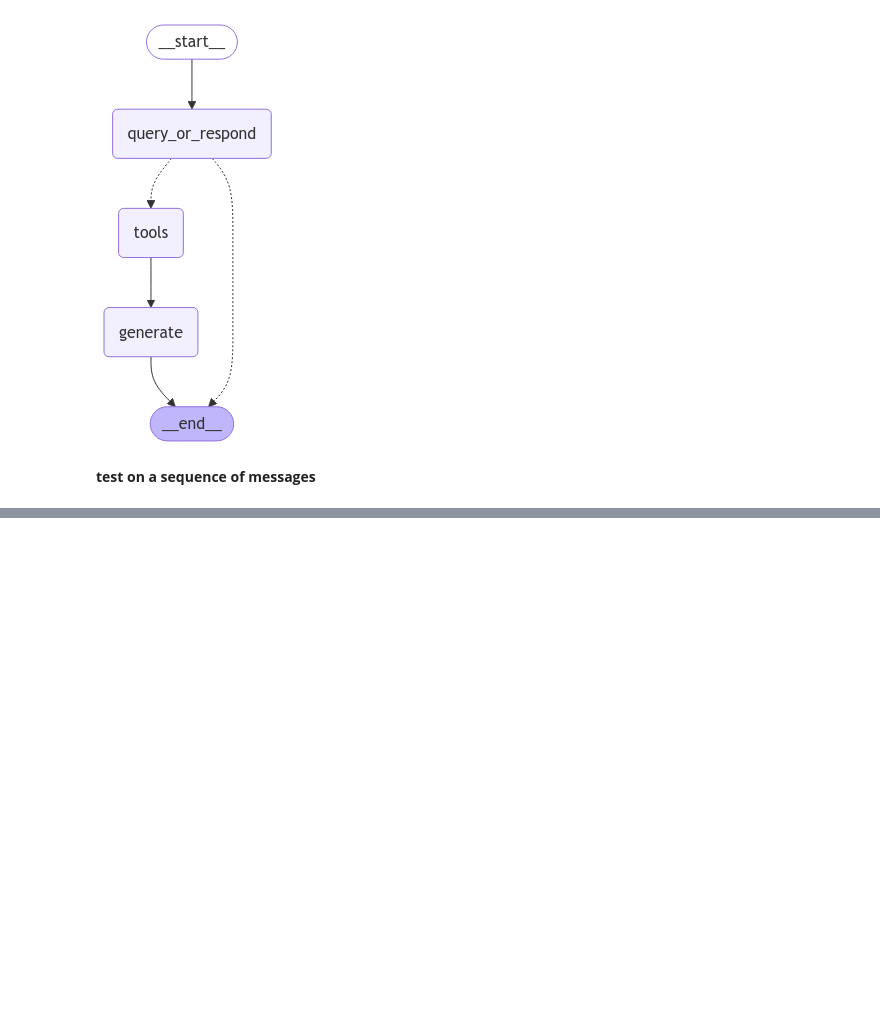
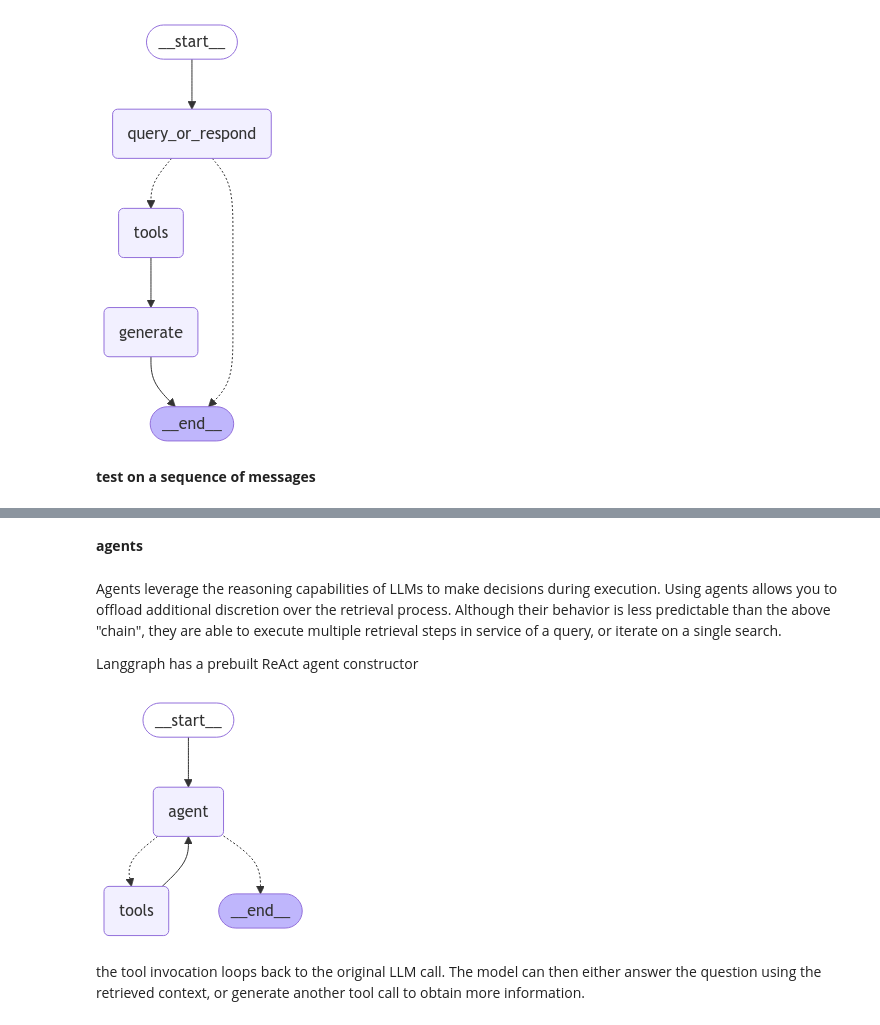
Before and after one commit to Chebil-Ilef/RAG-Langchain, a Jupyter notebook: rag_history_multisteps_retrieval.ipynb, the cells around one changed output, grey strips where cells are left out. Cells and saved outputs as stored; diff of their text form; code cells hidden in the pictures; blank space fills up the shorter version.

Commit message:
add agent to iterate on a sequence of queries

```diff
--- a/rag_history_multisteps_retrieval.ipynb
+++ b/rag_history_multisteps_retrieval.ipynb
@@ -274,3 +274,20 @@ Name: retrieve
 # %%
 import torch
 torch.cuda.empty_cache()
+# %% [markdown]
+**agents**
+# %% [markdown]
+Agents leverage the reasoning capabilities of LLMs to make decisions during execution. Using agents allows you to offload additional discretion over the retrieval process. Although their behavior is less predictable than the above "chain", they are able to execute multiple retrieval steps in service of a query, or iterate on a single search.
+
+
+Langgraph has a prebuilt ReAct agent constructor
+# %%
+from langgraph.prebuilt import create_react_agent
+
+agent_executor = create_react_agent(llm, [retrieve], checkpointer=memory)
+# %%
+display(Image(agent_executor.get_graph().draw_mermaid_png()))
+# %% [output]
+[figure, added]
+# %% [markdown]
+the tool invocation loops back to the original LLM call. The model can then either answer the question using the retrieved context, or generate another tool call to obtain more information.
```
Also changed, not shown: parts of 5 cells of this notebook.
